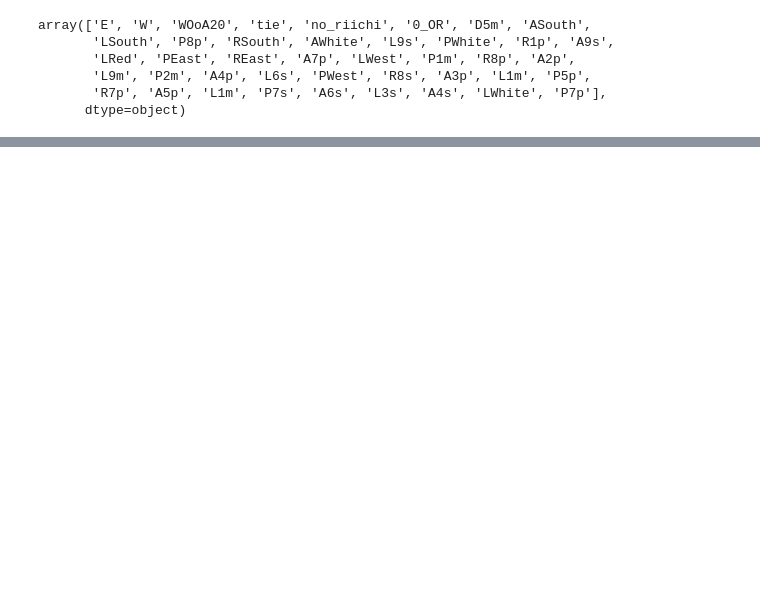
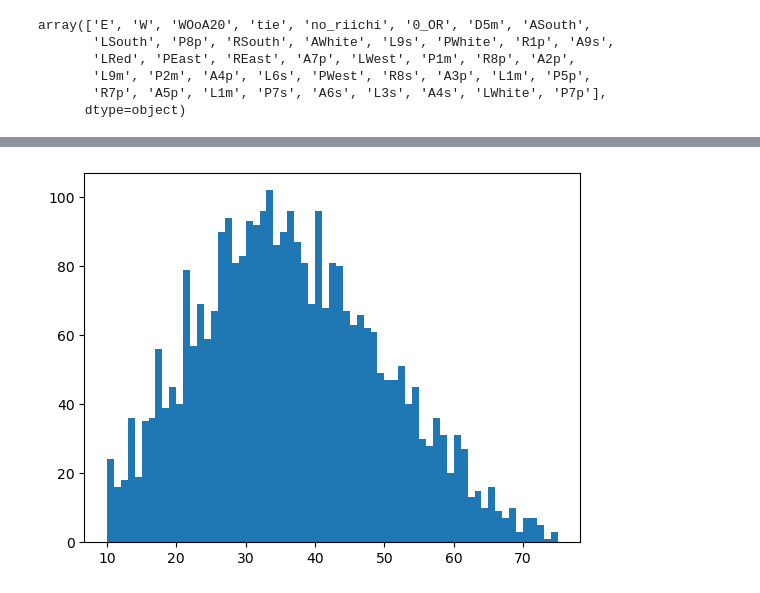
Before and after one commit to Efithor/riichi-dendrology, a Jupyter notebook: fuller_data_clean.ipynb, the cells around one changed output, grey strips where cells are left out. Drawn from its saved outputs; the diff is of its cells as text; code cells hidden in the pictures; blank space fills up the shorter version.

```diff
--- a/fuller_data_clean.ipynb
+++ b/fuller_data_clean.ipynb
@@ -58,3 +68,5 @@ states = states.loc[states_dora_sum == 1].copy()
+# %%
+states = states.loc[states['round_id'].isin(over_10.index)]
 # %%
 single_round = states.loc[states['round_id'] == '009379d90']
 # %% [markdown]
@@ -237,3 +222,7 @@ df_truncated
+# %%
+trunc_sizes = df_truncated.groupby('round_id').size()
+# %%
+df_truncated = df_truncated.loc[df_truncated['round_id'].isin(trunc_sizes[trunc_sizes >= 10].index)]
 # %%
 chiitois = df_truncated.groupby('round_id').apply(round_2_vec, include_groups=False)
 # %%
@@ -248,0 +246,2 @@ array(['E', 'N', 'WOoA20', 'tie', 'no_riichi', '0_OR', 'D9m', 'R1p',
+# %%
+chiitoi_lengths = df_truncated.groupby('round_id').size().reset_index(drop=True)
@@ -248,0 +263,5 @@ array(['E', 'N', 'WOoA20', 'tie', 'no_riichi', '0_OR', 'D9m', 'R1p',
+# %%
+plt.hist(chiitoi_lengths, bins=(chiitoi_lengths.max() - chiitoi_lengths.min()))
+plt.show()
+# %% [output]
+[figure, added]
```
Also changed, not shown: parts of 53 cells of this notebook, 1 other file.
